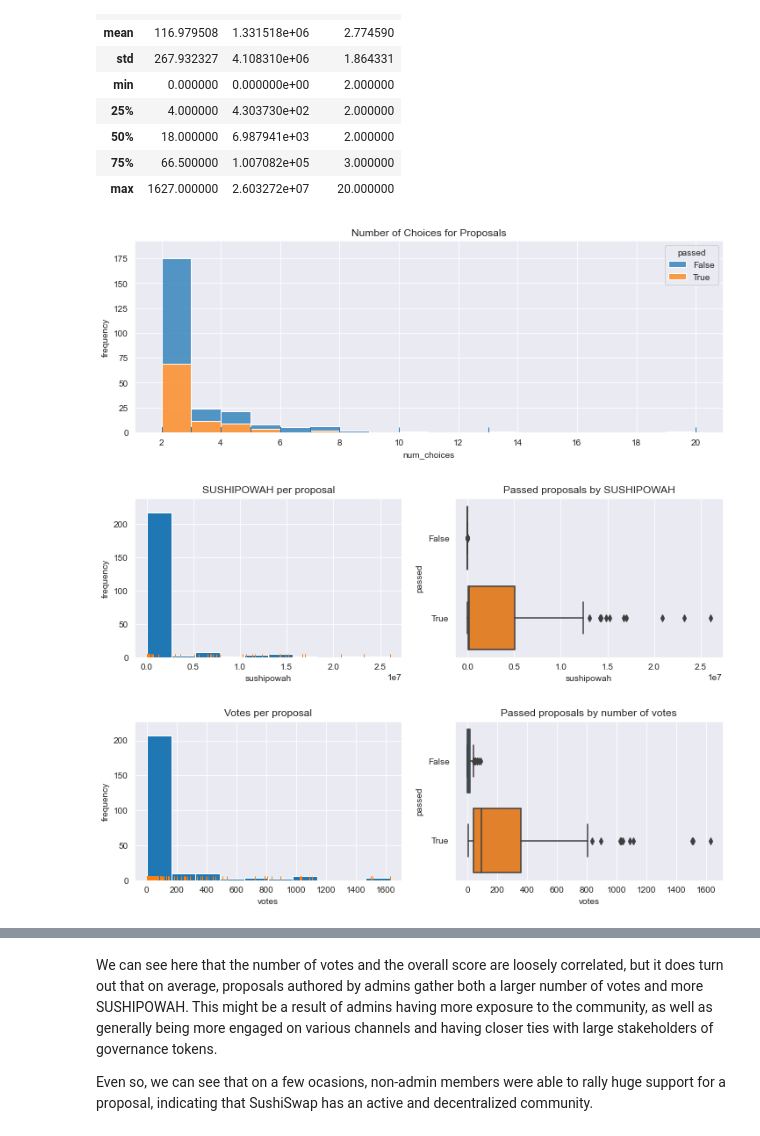
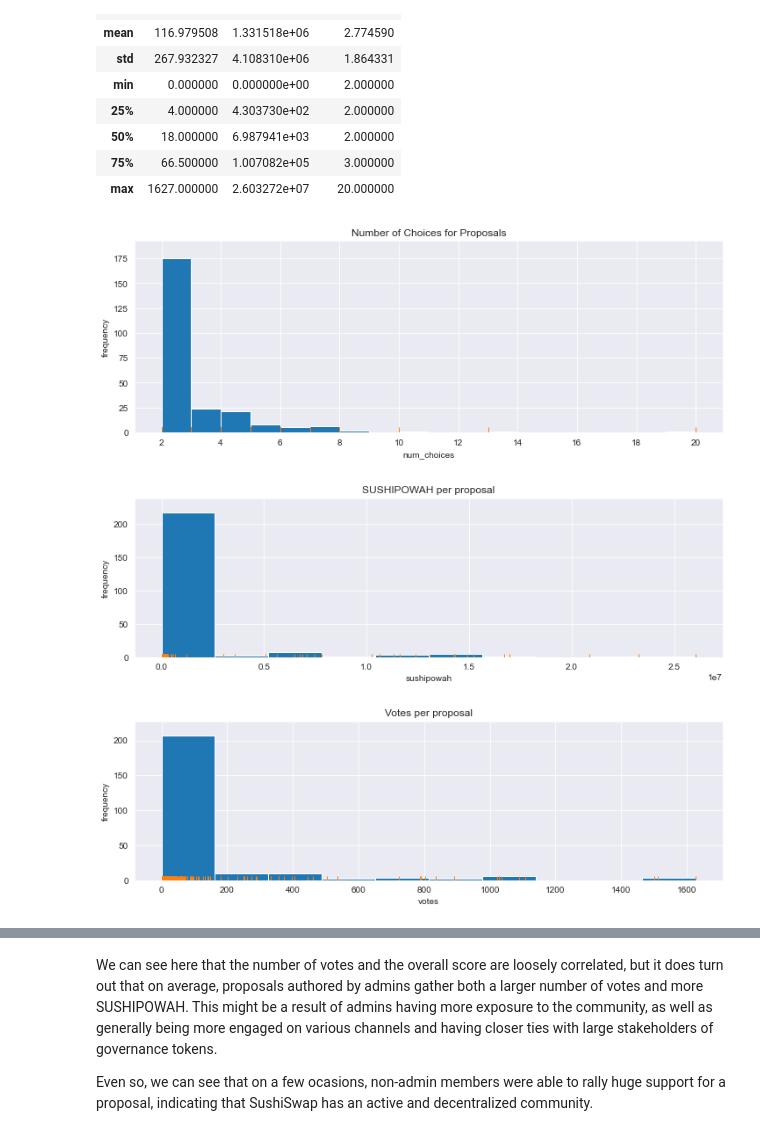
Before and after one commit to MeiLiing/flipside_bounties, a Jupyter notebook: sushi_bounty/SushiGovernancePatterns.ipynb, the cells around one changed output, grey strips where cells are left out. Cells and saved outputs as stored; diff of their text form; code cells hidden in the pictures.

```diff
--- a/sushi_bounty/SushiGovernancePatterns.ipynb
+++ b/sushi_bounty/SushiGovernancePatterns.ipynb
@@ -49,13 +45,12 @@ In addition to these columns, we will insert two more:
 - `is_admin`(bool): whether the author of the proposal is currently an admin
 # %%
 df = pd.read_json('sushi_proposals.json')
-df.start = df.start.apply(lambda x: datetime.datetime.fromtimestamp(x).isoformat())
-df.end = df.end.apply(lambda x: datetime.datetime.fromtimestamp(x).isoformat())
+df.start = pd.to_datetime(df.start, unit='s')
+df.end = pd.to_datetime(df.end, unit='s')
 
 admin = ['0x4bb4c1B0745ef7B4642fEECcd0740deC417ca0a0','0xb4A3f907ec1611F22543219AE9Bb33ec5E96e116','0x1C0Aa8cCD568d90d61659F060D1bFb1e6f855A20','0x285b7EEa81a5B66B62e7276a24c1e0F83F7409c1']
 df['is_admin'] = df.author.isin(admin)
 df['num_choices'] = df.choices.apply(lambda x: len(x))
-df['passed'] = df.scores_total >= 2*10**4
 df.head()
 # %% [output]
 |  | id | title | choices | start | end | snapshot | author | votes | scores | scores_total | ... |
@@ -97,7 +92,7 @@ df[['votes','scores_total','num_choices']].describe()
 plt.figure(figsize=(12,4))
 
 ax1 = plt.subplot()
-sns.histplot(data=df, x='num_choices', hue='passed', multiple='stack', binwidth=1)
+plt.hist(x=df.num_choices, bins=18)
 ax1.set_xticks(range(2,21,2))
 plt.title('Number of Choices for Proposals')
 plt.ylabel('frequency')
@@ -105,33 +100,24 @@ sns.rugplot(data=df, x='num_choices')
 
 plt.show()
 # %% [output]
-[figure, old version]
+[figure, new version]
 # %%
 plt.figure(figsize=(12,8))
 
-ax1 = plt.subplot(2,2,1)
+ax1 = plt.subplot(2,1,1)
 plt.hist(x=df.scores_total)
 plt.title('SUSHIPOWAH per proposal')
 plt.xlabel('sushipowah')
 plt.ylabel('frequency')
 sns.rugplot(data=df, x='scores_total')
 
-ax2 = plt.subplot(2,2,2)
-sns.boxplot(data=df, x='scores_total', y='passed', orient='h')
-plt.title('Passed proposals by SUSHIPOWAH')
-plt.xlabel('sushipowah')
-
-ax3 = plt.subplot(2,2,3)
+ax2 = plt.subplot(2,1,2)
 plt.hist(x=df.votes)
 plt.title('Votes per proposal')
 plt.ylabel('frequency')
 sns.rugplot(data=df, x='votes')
 
-ax4 = plt.subplot(2,2,4)
-sns.boxplot(data=df, x='votes', y='passed', orient='h')
-plt.title('Passed proposals by number of votes')
-
 plt.subplots_adjust(hspace=0.4)
 plt.show()
 # %% [output]
-[figure, old version]
+[figure, new version]
```
Also changed, not shown: parts of 24 cells of this notebook.
